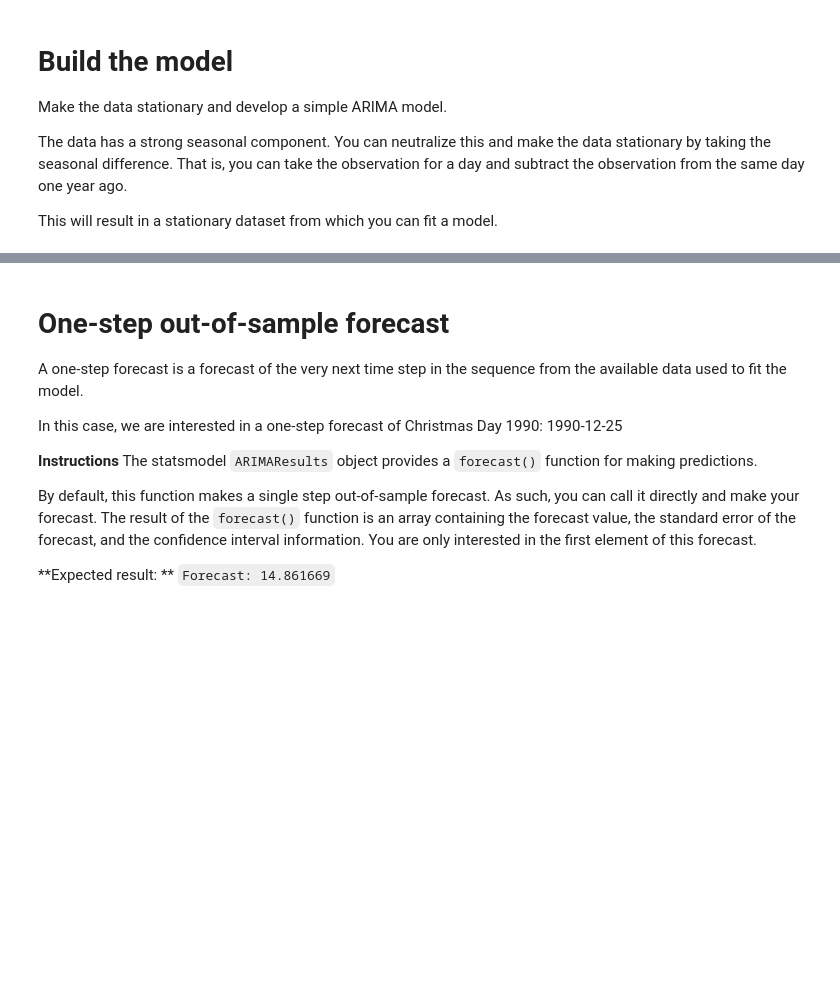
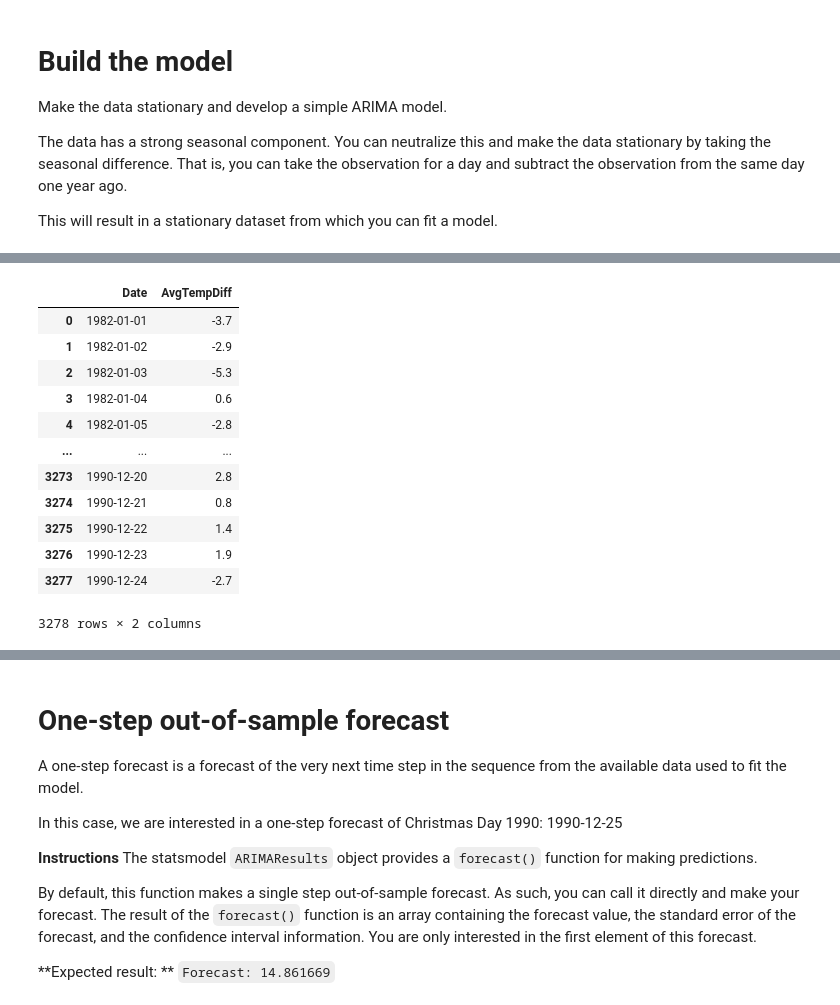
Before and after one commit to peto-ivanov/gda, a Jupyter notebook: quests/TSA-quest_ARIMA.ipynb, the cells around one changed output, grey strips where cells are left out. Cells and saved outputs as stored; diff of their text form; code cells hidden in the pictures; blank space fills up the shorter version.

```diff
--- a/quests/TSA-quest_ARIMA.ipynb
+++ b/quests/TSA-quest_ARIMA.ipynb
@@ -88,0 +133,20 @@ plt.show()
+# %%
+# By resetting the index I can work with the date as new index is made
+# Also, I can see which observation date is at what position
+analysis.reset_index(inplace=True)
+
+analysis
+# %% [output]
+|  | Date | AvgTempDiff |
+| 0 | 1982-01-01 | -3.7 |
+| 1 | 1982-01-02 | -2.9 |
+| 2 | 1982-01-03 | -5.3 |
+| 3 | 1982-01-04 | 0.6 |
+| 4 | 1982-01-05 | -2.8 |
+| ... | ... | ... |
+| 3273 | 1990-12-20 | 2.8 |
+| 3274 | 1990-12-21 | 0.8 |
+| 3275 | 1990-12-22 | 1.4 |
+| 3276 | 1990-12-23 | 1.9 |
+| 3277 | 1990-12-24 | -2.7 |
+3278 rows × 2 columns
```
Also changed, not shown: parts of 24 cells of this notebook.
